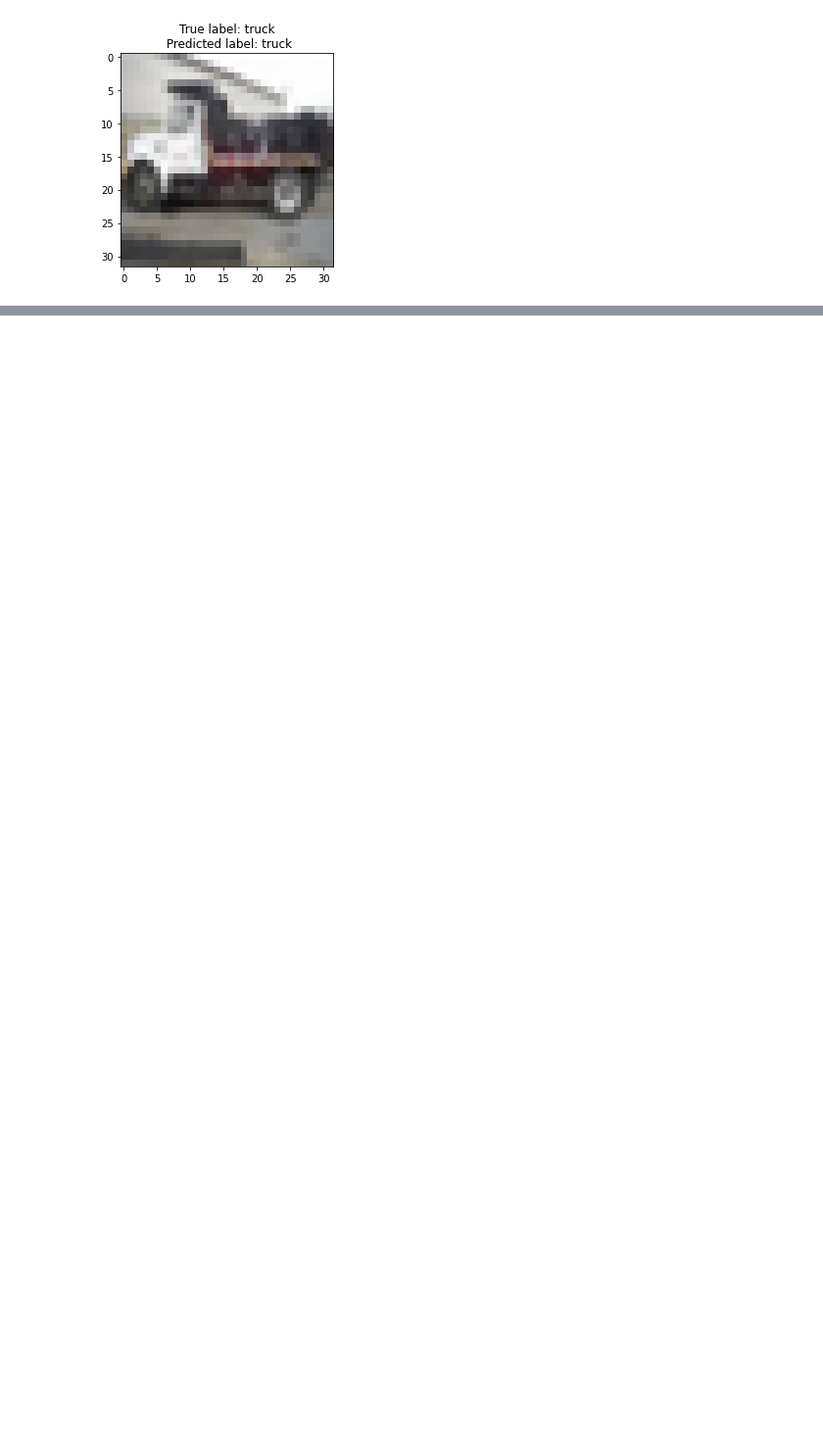
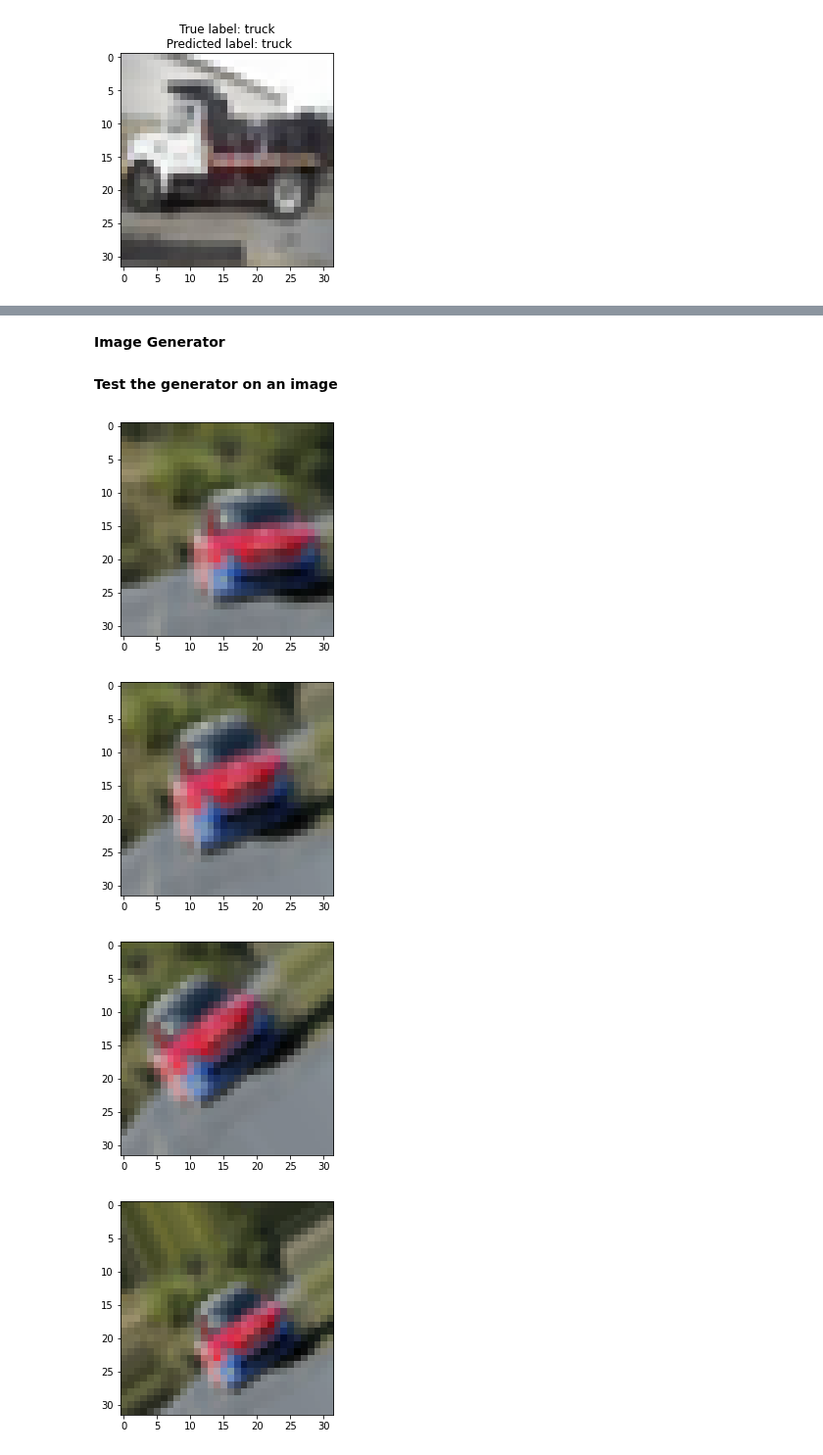
Before and after one commit to rmShoeb/learning-curve, a Jupyter notebook: Machine Learning/Deep Learning/learning-tensorflow/simple_CNN_with_tf_keras.ipynb, the cells around one changed output, grey strips where cells are left out. Shown at 98% size. Saved outputs shown, nothing was run; the diff lists cells and outputs as text; code cells hidden in the pictures; blank space fills up the shorter version.

```diff
--- a/Machine Learning/Deep Learning/learning-tensorflow/simple_CNN_with_tf_keras.ipynb
+++ b/Machine Learning/Deep Learning/learning-tensorflow/simple_CNN_with_tf_keras.ipynb
@@ -129,0 +134,32 @@ plt.show()
+# %% [markdown]
+**Image Generator**
+# %%
+datagen = ImageDataGenerator(rotation_range=40,
+                             width_shift_range=0.2,
+                             height_shift_range=0.2,
+                             shear_range=0.2,
+                             zoom_range=0.2,
+                             horizontal_flip=True,
+                             fill_mode='nearest'
+                             )
+# %% [markdown]
+**Test the generator on an image**
+# %%
+test_img = train_images[6969]
+test_img = image.img_to_array(test_img)
+test_img = test_img.reshape((1,)+test_img.shape)
+
+i=0
+for batch in datagen.flow(test_img, save_prefix='test', save_format='jpeg'):
+  plt.figure(i)
+  plot = plt.imshow(image.img_to_array(batch[0]))
+  i += 1
+  if i>4:
+    break
+
+plt.show()
+# %% [output]
+[figure, added]
+[figure, added]
+[figure, added]
+[figure, added]
```
Also changed, not shown: parts of 28 cells of this notebook.
